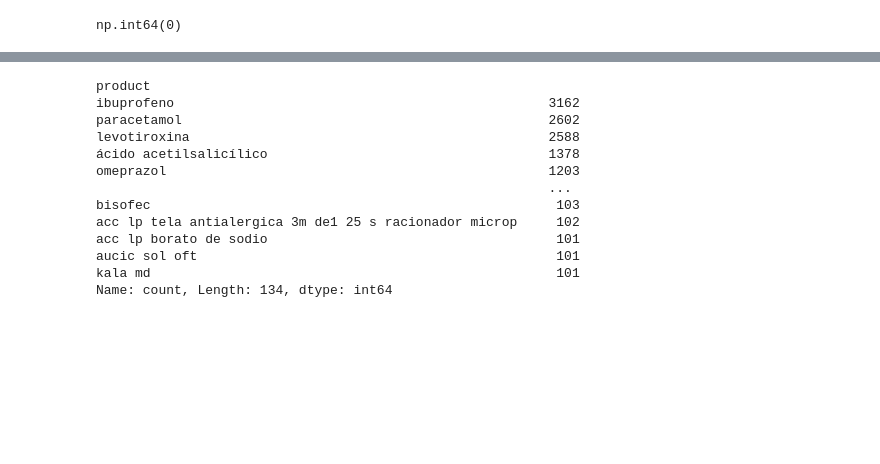
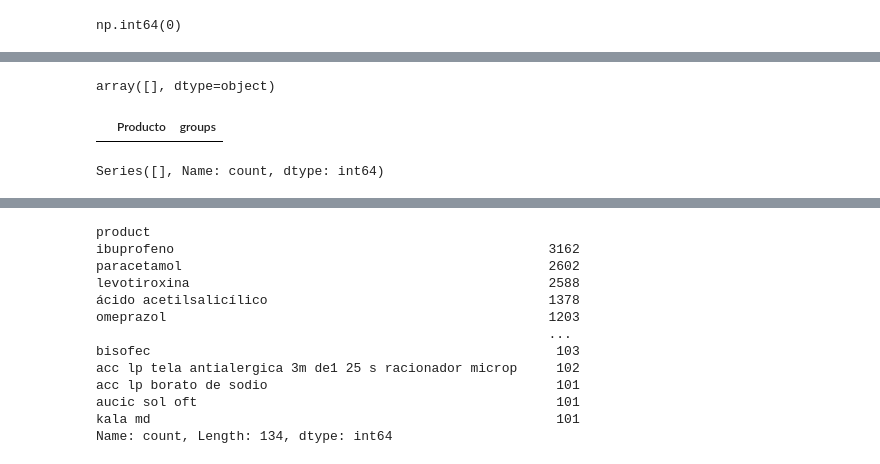
Before and after one commit to 4GeeksAcademy/sp-ml-20-final-project-g2, a Jupyter notebook: src/Final-project-Grupo2-InetaAnthonnyGuillermo.ipynb, the cells around one changed output, grey strips where cells are left out. Saved outputs shown, nothing was run; the diff lists cells and outputs as text; code cells hidden in the pictures; blank space fills up the shorter version.

```diff
--- a/src/Final-project-Grupo2-InetaAnthonnyGuillermo.ipynb
+++ b/src/Final-project-Grupo2-InetaAnthonnyGuillermo.ipynb
@@ -1133,3 +1466,16 @@ Reemplazados: 20874
+# %%
+pendientes = df[df['groups'] == 'Otros']['Producto'].unique()
+pendientes
+# %% [output]
+array([], dtype=object)
+# %%
+df.loc[df['groups'] == 'Otros', ['Producto', 'groups']].head(60)
+# %% [output]
+|  | Producto | groups |
+# %%
+df[df['groups'] == 'Otros']['Producto'].value_counts()
+# %% [output]
+Series([], Name: count, dtype: int64)
 # %%
 df
 # %% [output]
```
Also changed, not shown: parts of 19 cells of this notebook, 3 other files.
